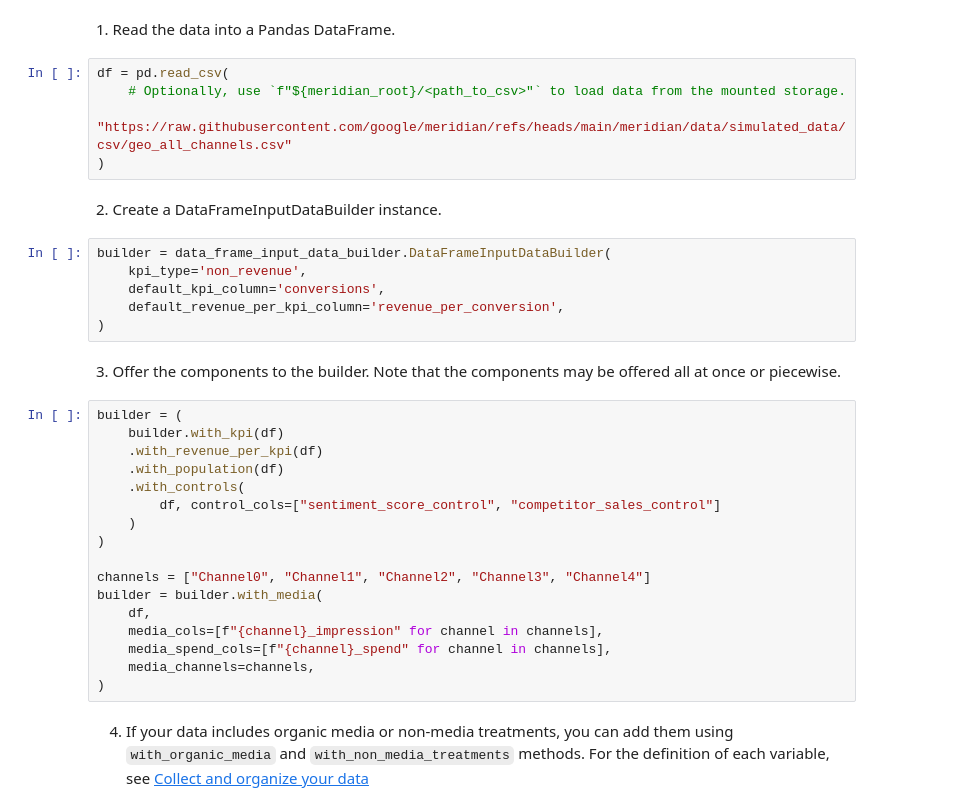
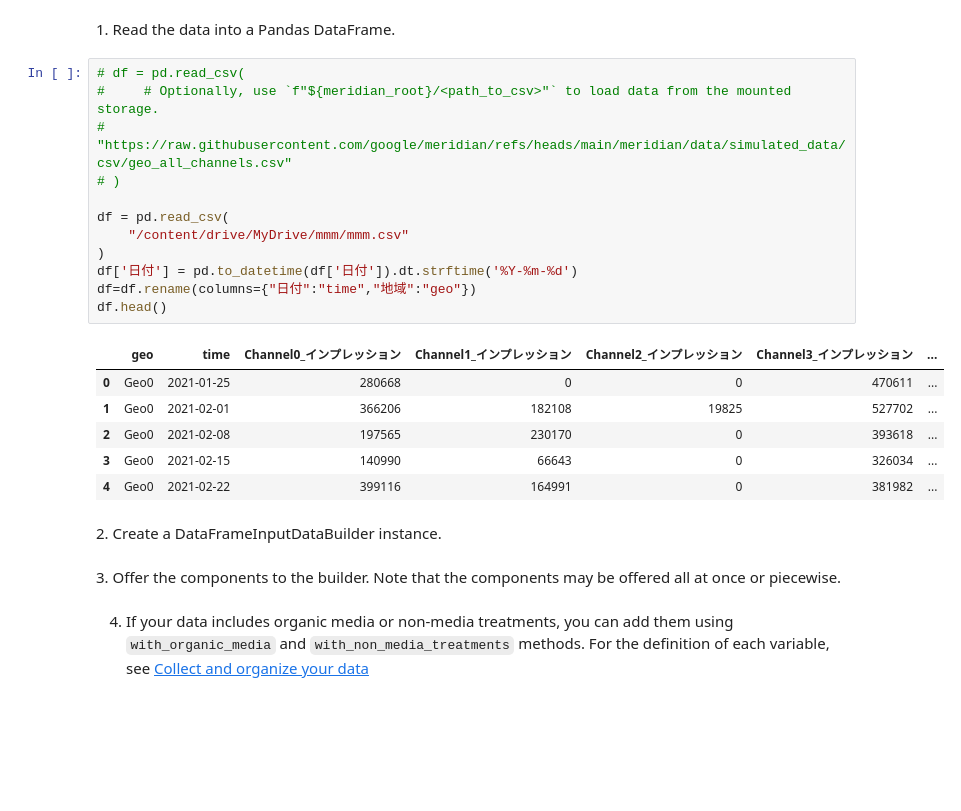
Before and after one commit to YutoAbe-jpn/mmm, a Jupyter notebook: demo/Meridian_Getting_Started.ipynb, the cells around one changed output. Saved outputs shown, nothing was run; the diff lists cells and outputs as text; blank space fills up the shorter version.

```diff
--- a/demo/Meridian_Getting_Started.ipynb
+++ b/demo/Meridian_Getting_Started.ipynb
@@ -219,37 +219,28 @@ Load the [simulated dataset in CSV format](https://github.com/google/meridian/bl
 # %% [markdown]
 1\. Read the data into a Pandas DataFrame.
 # %%
+# df = pd.read_csv(
+#     # Optionally, use `f"${meridian_root}/<path_to_csv>"` to load data from the mounted storage.
+#     "https://raw.githubusercontent.com/google/meridian/refs/heads/main/meridian/data/simulated_data/csv/geo_all_channels.csv"
+# )
+
 df = pd.read_csv(
-    # Optionally, use `f"${meridian_root}/<path_to_csv>"` to load data from the mounted storage.
-    "https://raw.githubusercontent.com/google/meridian/refs/heads/main/meridian/data/simulated_data/csv/geo_all_channels.csv"
+    "/content/drive/MyDrive/mmm/mmm.csv"
 )
+df['日付'] = pd.to_datetime(df['日付']).dt.strftime('%Y-%m-%d')
+df=df.rename(columns={"日付":"time","地域":"geo"})
+df.head()
+# %% [output]
+|  | geo | time | Channel0_インプレッション | Channel1_インプレッション | Channel2_インプレッション | Channel3_インプレッション | ... |
+| 0 | Geo0 | 2021-01-25 | 280668 | 0 | 0 | 470611 | ... |
+| 1 | Geo0 | 2021-02-01 | 366206 | 182108 | 19825 | 527702 | ... |
+| 2 | Geo0 | 2021-02-08 | 197565 | 230170 | 0 | 393618 | ... |
+| 3 | Geo0 | 2021-02-15 | 140990 | 66643 | 0 | 326034 | ... |
+| 4 | Geo0 | 2021-02-22 | 399116 | 164991 | 0 | 381982 | ... |
 # %% [markdown]
 2\. Create a DataFrameInputDataBuilder instance.
-# %%
-builder = data_frame_input_data_builder.DataFrameInputDataBuilder(
-    kpi_type='non_revenue',
-    default_kpi_column='conversions',
-    default_revenue_per_kpi_column='revenue_per_conversion',
-)
 # %% [markdown]
 3\. Offer the components to the builder. Note that the components may be offered all at once or piecewise.
-# %%
-builder = (
-    builder.with_kpi(df)
-    .with_revenue_per_kpi(df)
-    .with_population(df)
-    .with_controls(
-        df, control_cols=["sentiment_score_control", "competitor_sales_control"]
-    )
-)
-
-channels = ["Channel0", "Channel1", "Channel2", "Channel3", "Channel4"]
-builder = builder.with_media(
-    df,
-    media_cols=[f"{channel}_impression" for channel in channels],
-    media_spend_cols=[f"{channel}_spend" for channel in channels],
-    media_channels=channels,
-)
 # %% [markdown]
 4. If your data includes organic media or non-media treatments, you can add them using `with_organic_media` and `with_non_media_treatments` methods. For the definition of each variable, see
 [Collect and organize your data](https://developers.google.com/meridian/docs/pre-modeling/collect-data)
```
Also changed, not shown: parts of 5 cells of this notebook.
